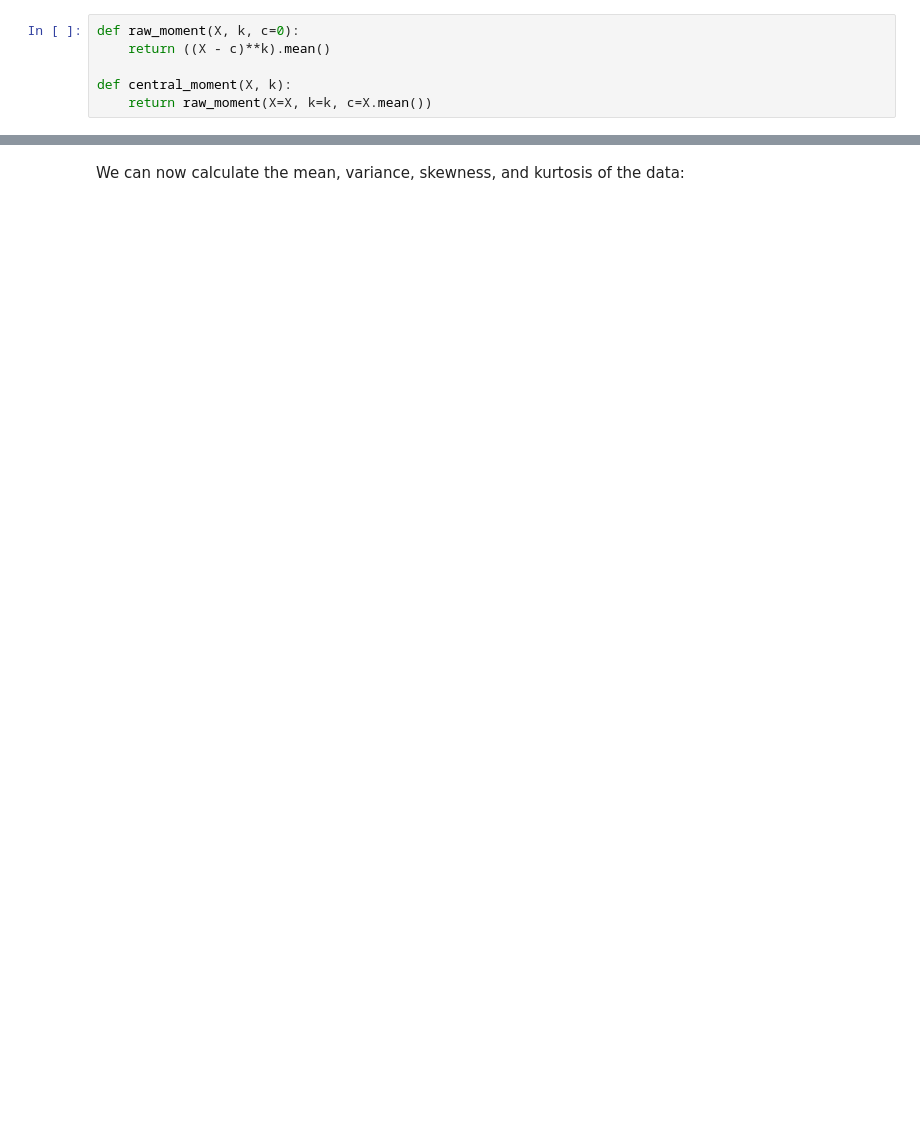
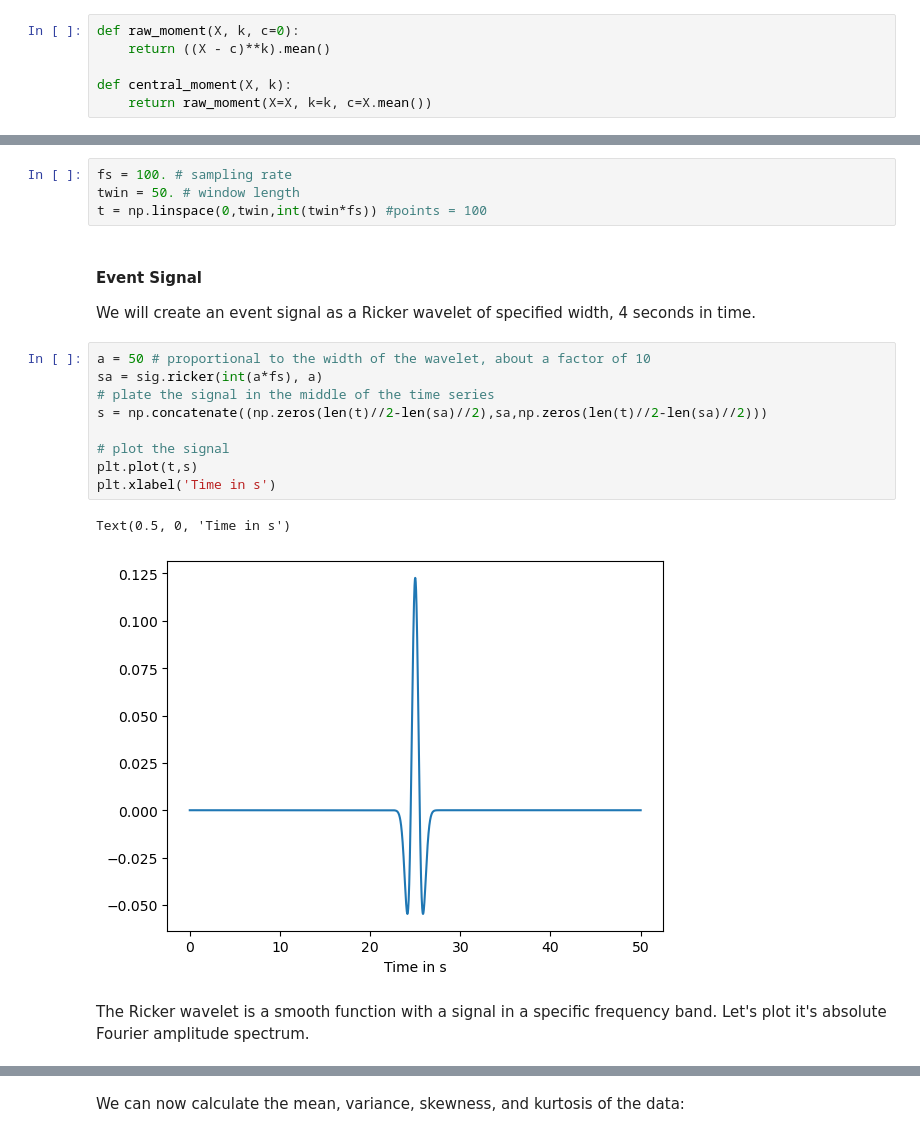
Before and after one commit to geo-smart/mlgeo, a Jupyter notebook: book/Chapter2-DataManipulation/2.8_statistical_considerations.ipynb, the cells around one changed output, grey strips where cells are left out. Drawn from its saved outputs; the diff is of its cells as text; blank space fills up the shorter version.

```diff
--- a/book/Chapter2-DataManipulation/2.8_statistical_considerations.ipynb
+++ b/book/Chapter2-DataManipulation/2.8_statistical_considerations.ipynb
@@ -82,0 +91,22 @@ def central_moment(X, k):
+# %%
+fs = 100. # sampling rate
+twin = 50. # window length
+t = np.linspace(0,twin,int(twin*fs)) #points = 100
+# %% [markdown]
+#### Event Signal
+
+We will create an event signal as a Ricker wavelet of specified width, 4 seconds in time.
+# %%
+a = 50 # proportional to the width of the wavelet, about a factor of 10
+sa = sig.ricker(int(a*fs), a)
+# plate the signal in the middle of the time series
+s = np.concatenate((np.zeros(len(t)//2-len(sa)//2),sa,np.zeros(len(t)//2-len(sa)//2)))
+
+# plot the signal
+plt.plot(t,s)
+plt.xlabel('Time in s')
+# %% [output]
+Text(0.5, 0, 'Time in s')
+[figure, added]
+# %% [markdown]
+The Ricker wavelet is a smooth function with a signal in a specific frequency band. Let's plot it's absolute Fourier amplitude spectrum.
```
Also changed, not shown: parts of 35 cells of this notebook, 3 other files.
